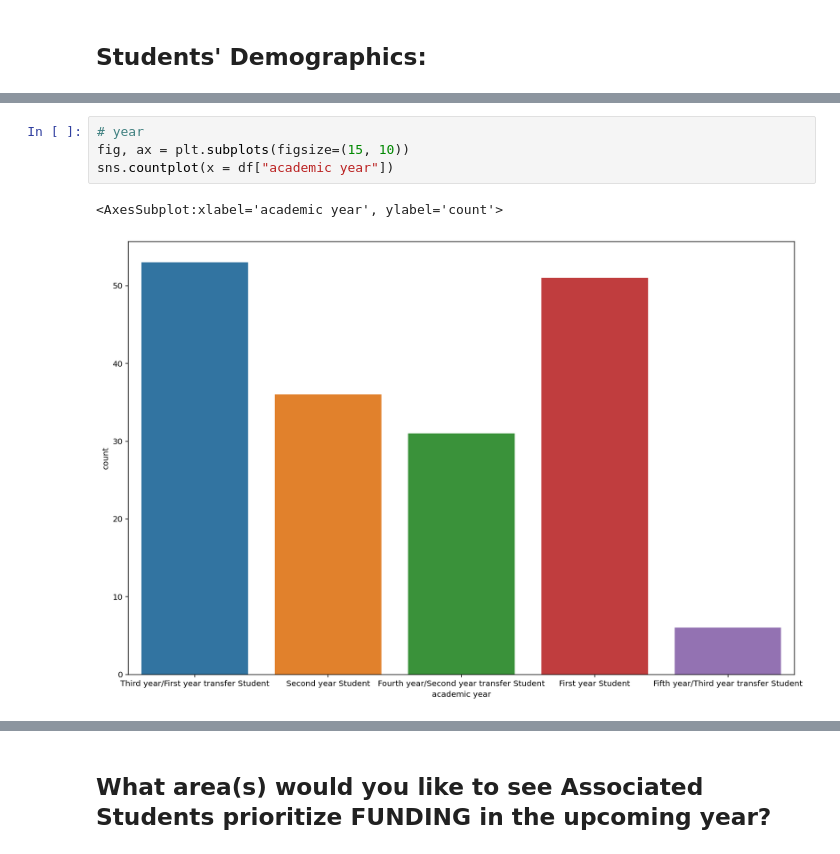
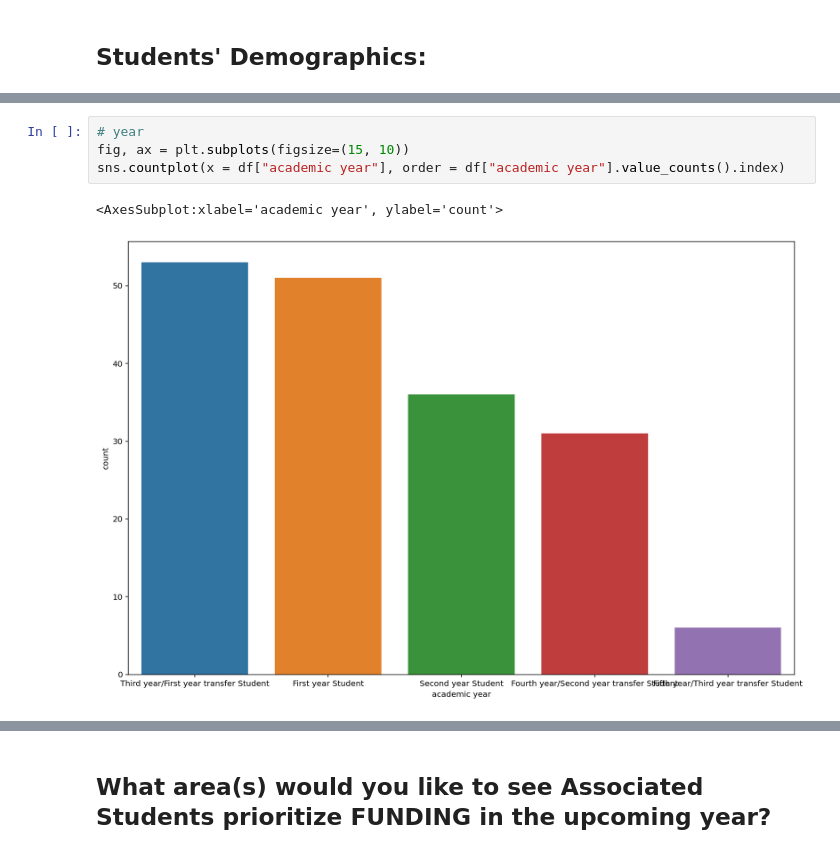
Before and after one commit to jiyeonsongg/as-advocacy-survey-fa22, a Jupyter notebook: analysis.ipynb, the cells around one changed output, grey strips where cells are left out. Saved outputs shown, nothing was run; the diff lists cells and outputs as text.

```diff
--- a/analysis.ipynb
+++ b/analysis.ipynb
@@ -104,8 +89,8 @@ sns.countplot(x = df["college"])
 # %%
 # year
 fig, ax = plt.subplots(figsize=(15, 10))
-sns.countplot(x = df["academic year"])
+sns.countplot(x = df["academic year"], order = df["academic year"].value_counts().index)
 # %% [output]
 <AxesSubplot:xlabel='academic year', ylabel='count'>
-[figure, old version]
+[figure, new version]
 # %%
```
Also changed, not shown: parts of 16 cells of this notebook.
